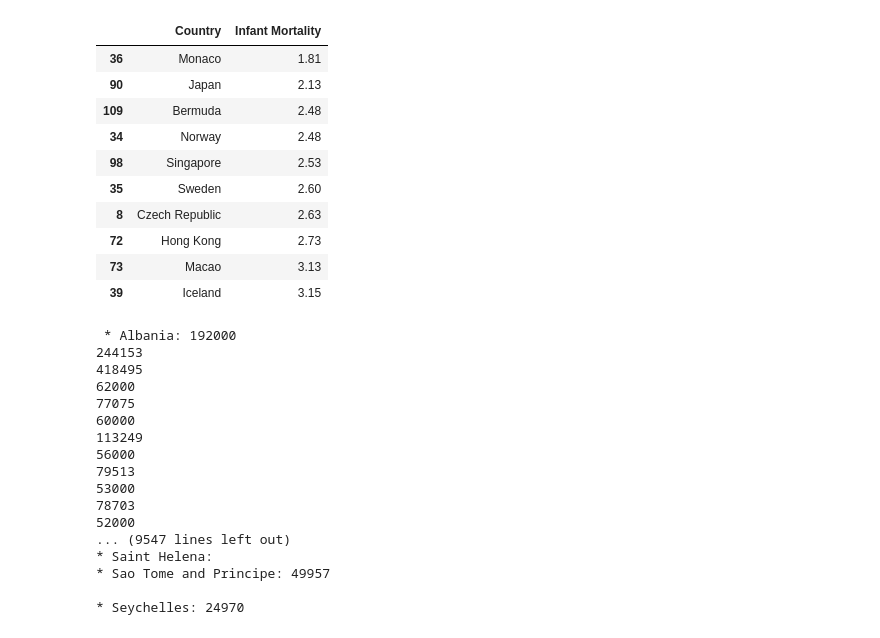
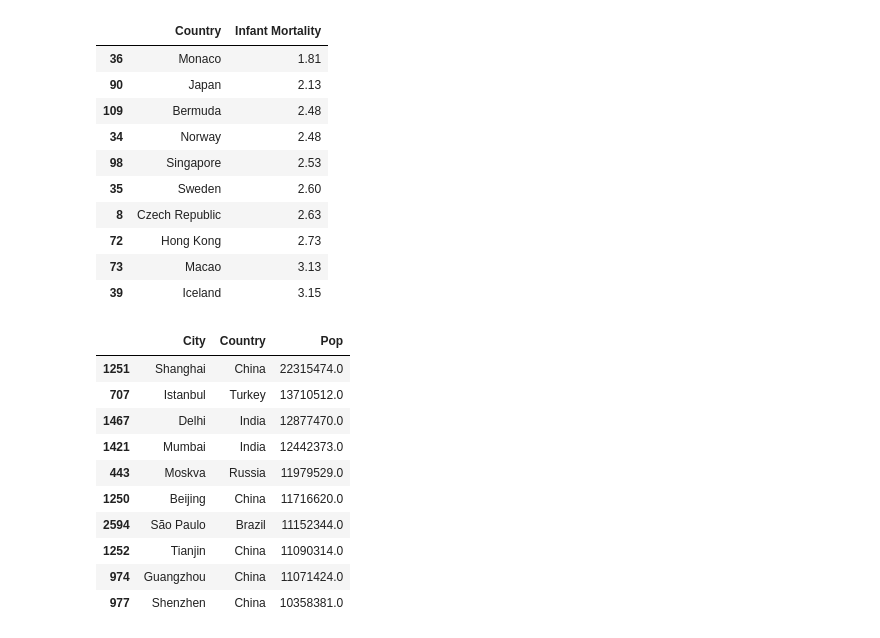
Before and after one commit to aeevrubin/data_wrangling_xml, a Jupyter notebook: sliderule_dsi_xml_exercise.ipynb, the cells around one changed output. Saved outputs shown, nothing was run; the diff lists cells and outputs as text; code cells hidden in the pictures.

```diff
--- a/sliderule_dsi_xml_exercise.ipynb
+++ b/sliderule_dsi_xml_exercise.ipynb
@@ -117,43 +139,36 @@ df.sort_values('Infant Mortality').head(10)
 | 73 | Macao | 3.13 |
 | 39 | Iceland | 3.15 |
 # %%
+#10 cities with the largest population
 import pandas as pd
 
-x=[]
-y=[]
+countryList=[]
+cityList=[]
+maxPopList=[]
 for element in document.iterfind('country'):
-    #if element.find('infant_mortality') is not None:
-#    print  element.find('name').text + '     ' + element.find('population').text
-    print '* ' + element.find('name').text + ':',
-
-    capitals_string = ''
     for subelement in element.getiterator('city'):
         if subelement.find('population') is not None:
+            arrPop=[] #list to hold the populations over years for each city
             for pop in subelement.findall('population'):
-                print pop.text
-                #capitals_string += subelement.find('name').text + ' (' + pop.text + ')' +', '
-    print capitals_string[:-2]
-        #x.append(str(element.find('name').text))
-        #y.append(float(element.find('infant_mortality').text))
-#print x,y
-#df = pd.DataFrame({'Country': x,'Infant Mortality':y})
+                arrPop.append(float(pop.text))
+                #print subelement.find('name').text, pop.attrib, pop.get('year'), pop.text
+            #print arrPop
+            countryList.append(element.find('name').text)
+            cityList.append(subelement.find('name').text)
+            maxPopList.append(max(arrPop)) #saves largest recorded population or should it be most recent (2011)??
+
+df = pd.DataFrame({'Country': countryList,'City': cityList, 'Pop' : maxPopList})
 #print df
-#df.sort_values('Infant Mortality').head(10)
+df.sort_values('Pop', ascending=False).head(10)
 # %% [output]
- * Albania: 192000
-244153
-418495
-62000
-77075
-60000
-113249
-56000
-79513
-53000
-78703
-52000
-... (9547 lines left out)
-* Saint Helena:
-* Sao Tome and Principe: 49957
-
-* Seychelles: 24970
+|  | City | Country | Pop |
+| 1251 | Shanghai | China | 22315474.0 |
+| 707 | Istanbul | Turkey | 13710512.0 |
+| 1467 | Delhi | India | 12877470.0 |
+| 1421 | Mumbai | India | 12442373.0 |
+| 443 | Moskva | Russia | 11979529.0 |
+| 1250 | Beijing | China | 11716620.0 |
+| 2594 | São Paulo | Brazil | 11152344.0 |
+| 1252 | Tianjin | China | 11090314.0 |
+| 974 | Guangzhou | China | 11071424.0 |
+| 977 | Shenzhen | China | 10358381.0 |
```
Also changed, not shown: parts of 4 cells of this notebook, 1 other file.
